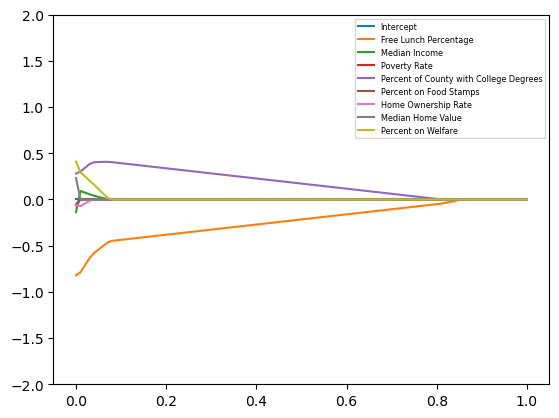
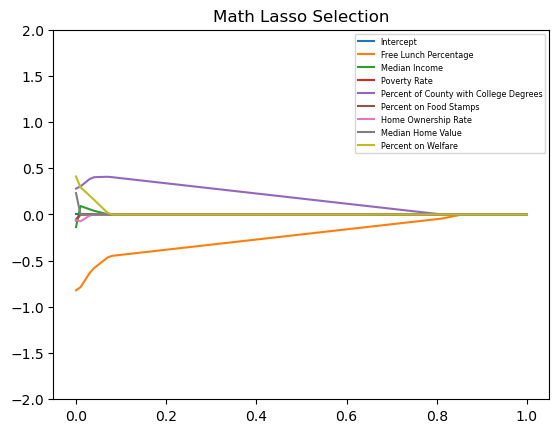
Code edit (unified diff) that turned the first committed figure into the second:
--- before
+++ after
@@ -24,5 +24,5 @@
             
                                                  }
-ax = pd.DataFrame(coef, lambdas).rename(columns=nameMap).plot(kind='line',ylim=(-2,2))
+ax = pd.DataFrame(coef, lambdas).rename(columns=nameMap).plot(kind='line',ylim=(-2,2),title='Math Lasso Selection')
 ax.legend(loc='upper right', fontsize='xx-small')
 ax

Commit: Feature Selection